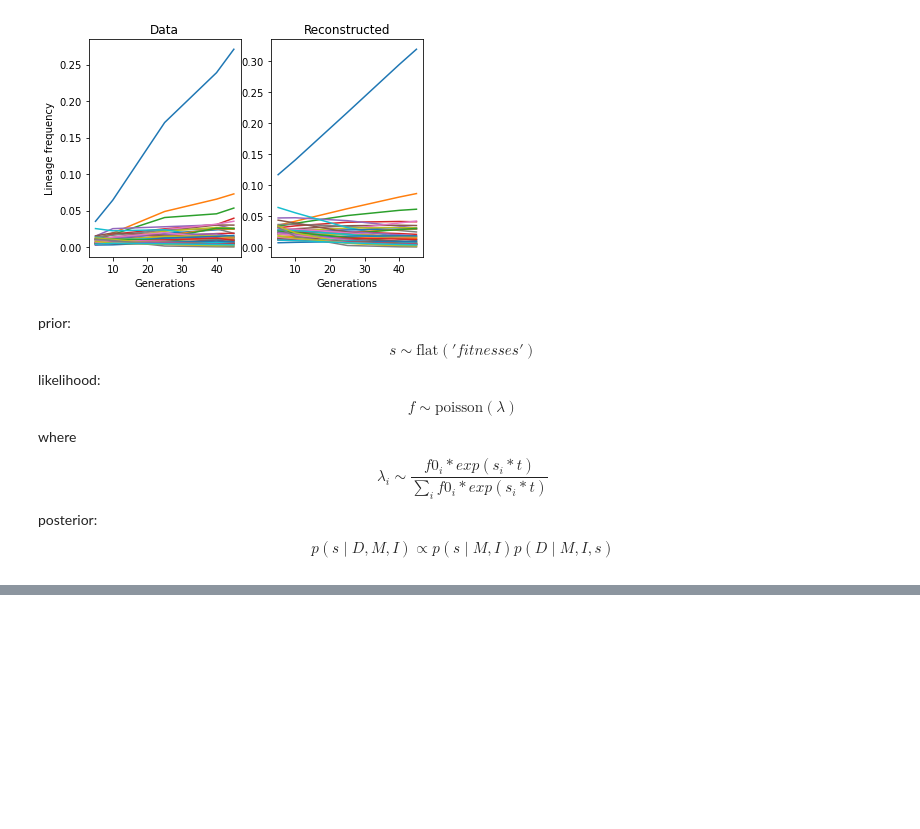
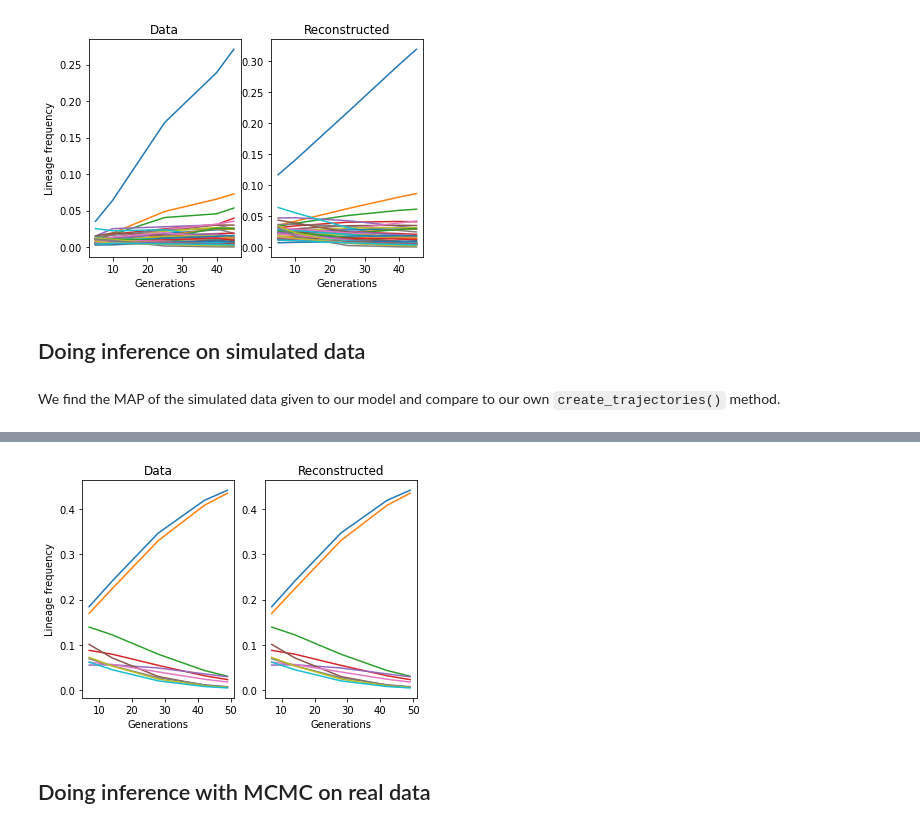
Before and after one commit to phys201/fitness_mcmc, a Jupyter notebook: documentation.ipynb, the cells around one changed output, grey strips where cells are left out. Saved outputs shown, nothing was run; the diff lists cells and outputs as text; code cells hidden in the pictures; blank space fills up the shorter version.

```diff
--- a/documentation.ipynb
+++ b/documentation.ipynb
@@ -24,22 +68,34 @@ fitness_model.find_MAP()
 fitness_model.plot_MAP_estimate(type = "lin")
 # %% [output]
 [figure]
-# %% [markdown]
-prior: $$s \sim \text{flat}('fitnesses') $$
-likelihood: $$f \sim \text{poisson}(\lambda)$$
-where $$\lambda_i \sim \frac {f0_i * exp(s_i * t)} {\sum_{i} f0_i * exp(s_i * t)}$$
-posterior: $$p(s \mid D,M,I) \propto p(s \mid M,I)p(D\mid M,I,s)$$
+# %% [markdown]
+## Doing inference on simulated data
+# %% [markdown]
+We find the MAP of the simulated data given to our model and compare to our own `create_trajectories()` method.
 # %%
 #simulated data
 N = 10
-num_gens = 49
+num_genotypes = 49
+
+#simulated initial frequencies values
 f0_vals = np.random.random(N)
+
+#simulated fitness values
 s_vals = np.random.random(N) / 10
 
-times = np.array([5, 10, 25, 40, 45])
+#time generations
+times = np.array([7, 14, 28, 42, 49])
 
-traj = create_trajectories(f0_vals, s_vals, times)
-# The reference trajectory should be the one we know most about (have the most counts for)
+traj = m.create_trajectories(f0_vals, s_vals, times)
+
+# The reference trajectory should be the one
+# we know most about (have the most counts for)
 # The reference trajectory should be indexed first in the data array
 idx = np.flipud(np.argsort(np.sum(traj, axis = 1)))
 traj = traj[idx, :]
+
+fitness_model = m.Fitness_Model(traj,times.tolist())
+# %%
+fitness_model.find_MAP()
+fitness_model.plot_MAP_estimate(type = "lin")
+# %% [output]
@@ -46 +103,4 @@ traj = traj[idx, :]
+[figure, added]
+# %% [markdown]
+## Doing inference with MCMC on real data
 # %%
```
Also changed, not shown: parts of 17 cells of this notebook.
